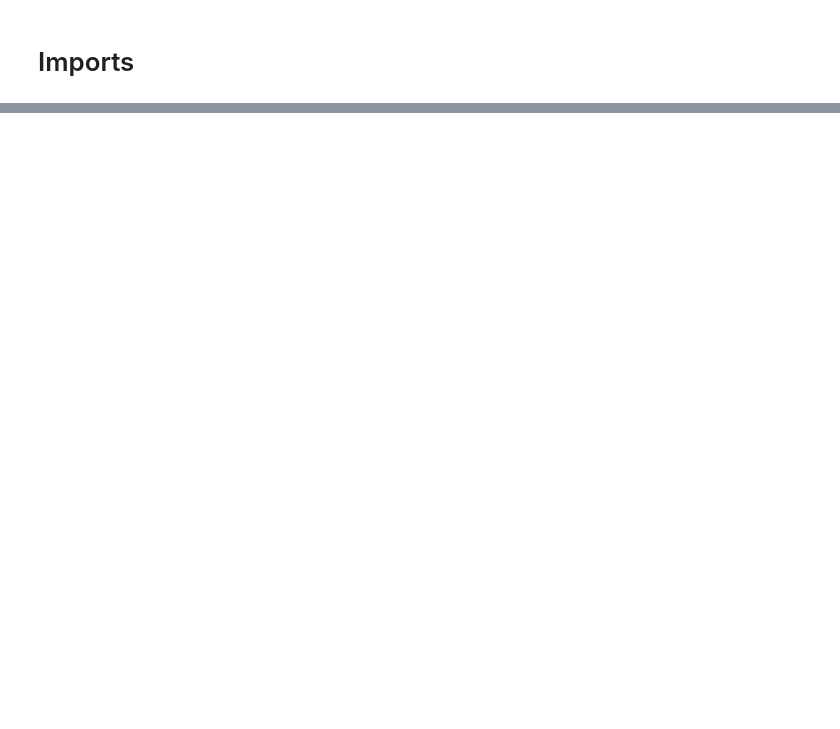
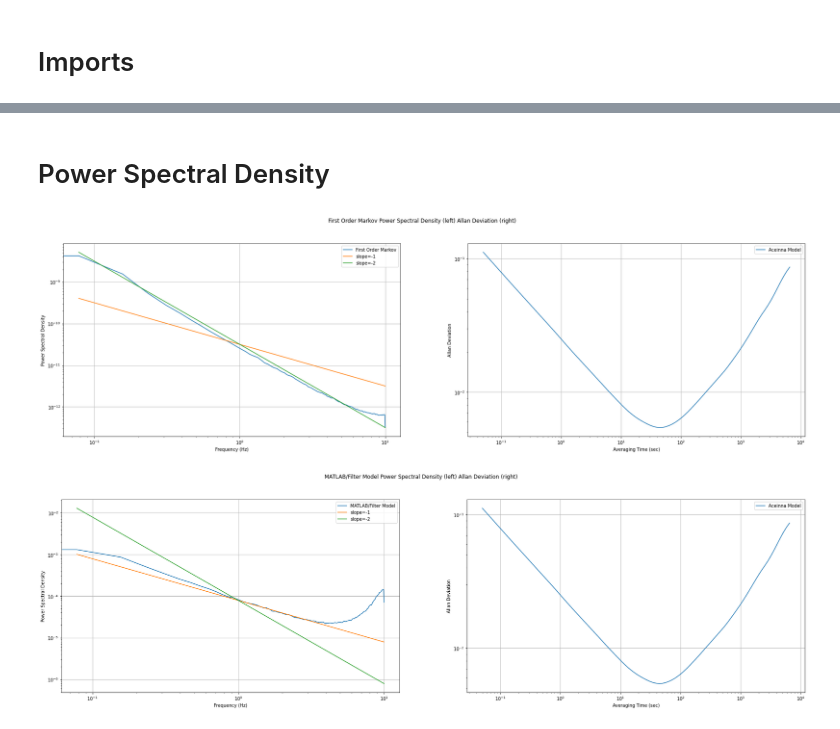
Before and after one commit to nurriol2/learn-imu, a Jupyter notebook: notebooks/05_report_differences_between_bias_instability_models.ipynb, the cells around one changed output, grey strips where cells are left out. Saved outputs shown, nothing was run; the diff lists cells and outputs as text; code cells hidden in the pictures; blank space fills up the shorter version.

```diff
--- a/notebooks/05_report_differences_between_bias_instability_models.ipynb
+++ b/notebooks/05_report_differences_between_bias_instability_models.ipynb
@@ -220,0 +309,47 @@ plt.grid(b=True)
+# %% [markdown]
+# Power Spectral Density
+# %%
+def log_line(x, y, slope):
+    mean = np.mean(y)
+    scale = 1
+    if np.isclose(mean, 0):
+        scale = 10**-10.5
+    else:
+        scale = mean
+    return scale * np.power(x[1:], slope)
+# %%
+# Plot time series and ADEV side by side
+for model in models[:2]:
+
+    fig, (ax1, ax2) = plt.subplots(1, 2)
+    fig.set_figheight(8)
+    fig.set_figwidth(30)
+    fig.suptitle(f"{model.name} Power Spectral Density (left) Allan Deviation (right)")
+
+    # Power Spectral Density
+    frequencies, pxx = welch(model.noise_amplitudes, fs=SAMPLING_RATE)
+    ax1.loglog(frequencies, pxx, label=model.name)
+
+    # Plot reference lines of known slope
+
+    ref_x = frequencies[1:]
+    slope_min_1 = log_line(frequencies, pxx, -1)
+    slope_min_2 = log_line(frequencies, pxx, -2)
+    ax1.loglog(ref_x, slope_min_1, label="slope=-1")
+    ax1.loglog(ref_x, slope_min_2, label="slope=-2")
+
+    ax1.set_xlabel("Frequency (Hz)")
+    ax1.set_ylabel("Power Spectral Density")
+    ax1.grid(b=True)
+    ax1.legend(loc="upper right")
+
+    # Allan deviation
+    t, o = overlapping_allan_deviation(v, SAMPLING_RATE)
+    ax2.loglog(t, o, label=k)
+    ax2.set_xlabel("Averaging Time (sec)")
+    ax2.set_ylabel("Allan Deviation")
+    ax2.grid(b=True)
+    ax2.legend(loc="upper right")
+# %% [output]
+[figure, added]
+[figure, added]
```
Also changed, not shown: parts of 13 cells of this notebook.
